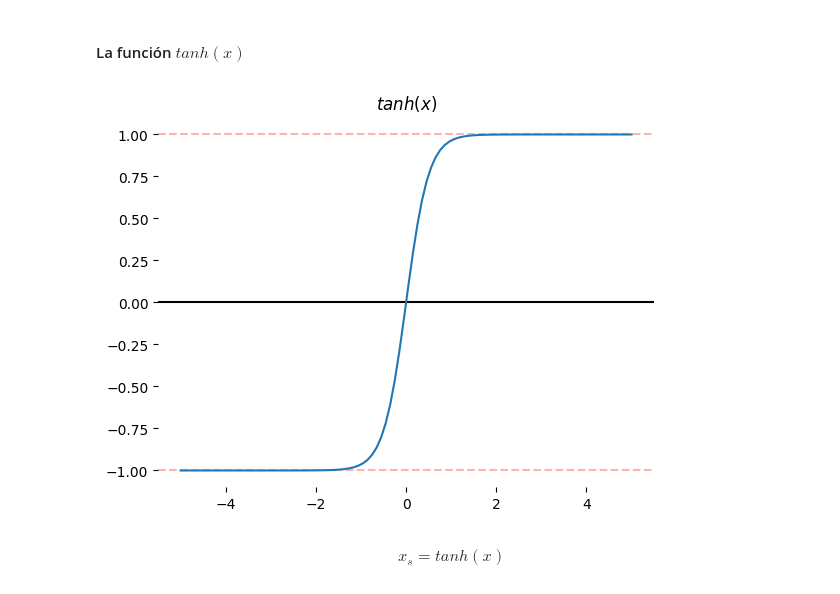
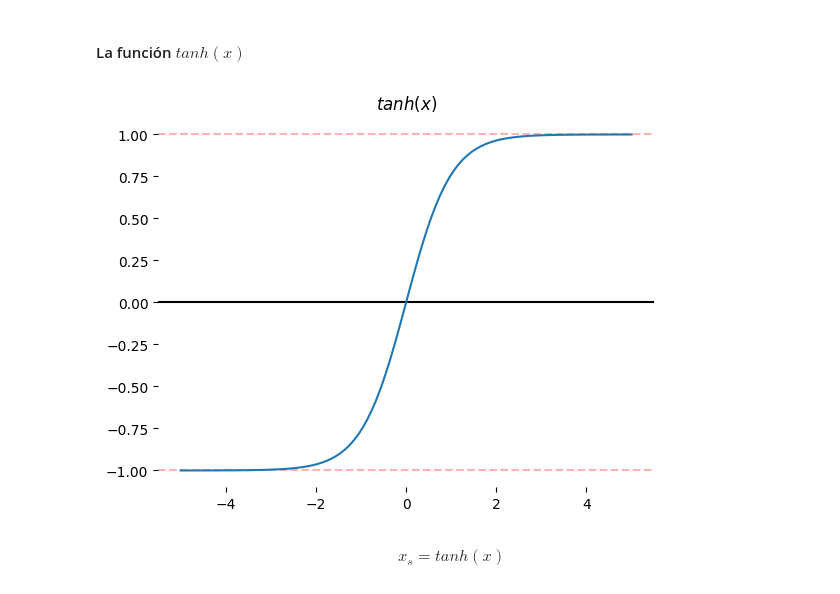
Before and after one commit to jariel17/curso-estadistica-descriptiva, a Jupyter notebook: 15_procesamiento_datos.ipynb, the cells around one changed output. Cells and saved outputs as stored; diff of their text form; code cells hidden in the pictures.

Commit message:
Fix error in tanh(x) graph

```diff
--- a/15_procesamiento_datos.ipynb
+++ b/15_procesamiento_datos.ipynb
@@ -160,19 +160,20 @@ df.price_usd.hist()
 #### La función $tanh(x)$
 # %%
 x = np.linspace(-5, 5, 100)
+y = np.tanh(x)
 fig, axes = plt.subplots()
 axes.axhline(0, color='black', linestyle='-')
 axes.axhline(1, color='red', linestyle='--', alpha=0.3)
 axes.axhline(-1, color='red', linestyle='--', alpha=0.3)
 axes.plot(x, y)
 axes.set_title('$tanh(x)$')
 axes.spines['top'].set_visible(False)
 axes.spines['right'].set_visible(False)
 axes.spines['bottom'].set_visible(False)
 axes.spines['left'].set_visible(False)
 plt.show()
 # %% [output]
-[figure, old version]
+[figure, new version]
 # %% [markdown]
 $$ x_s = tanh(x) $$
 # %% [markdown]
```
Also changed, not shown: parts of 2 cells of this notebook.
